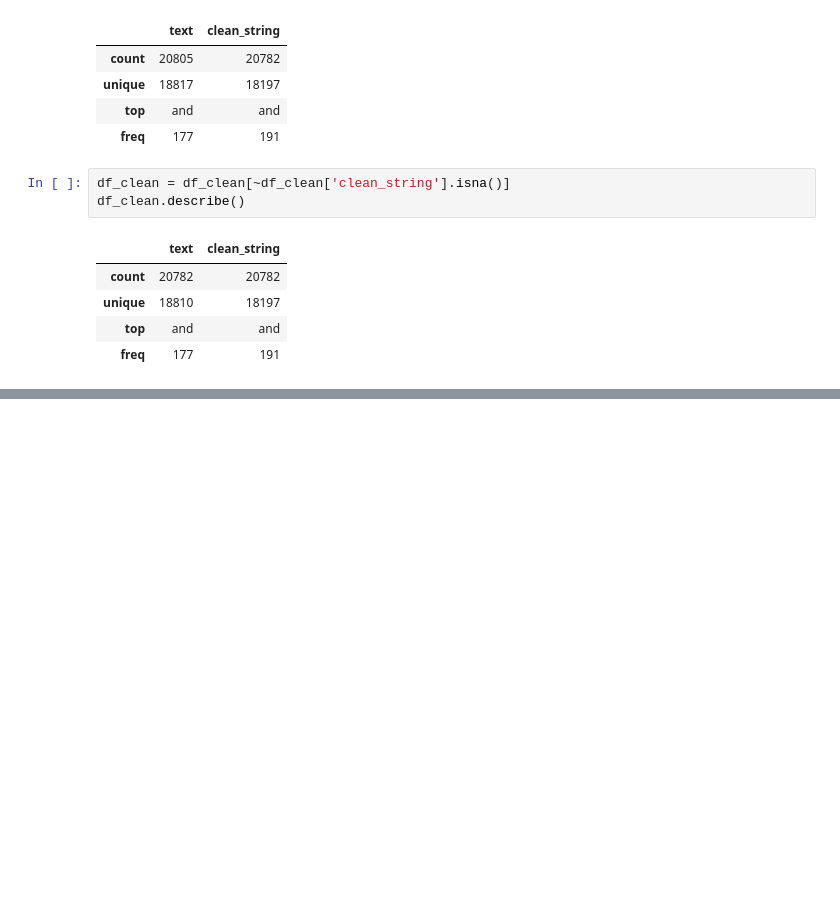
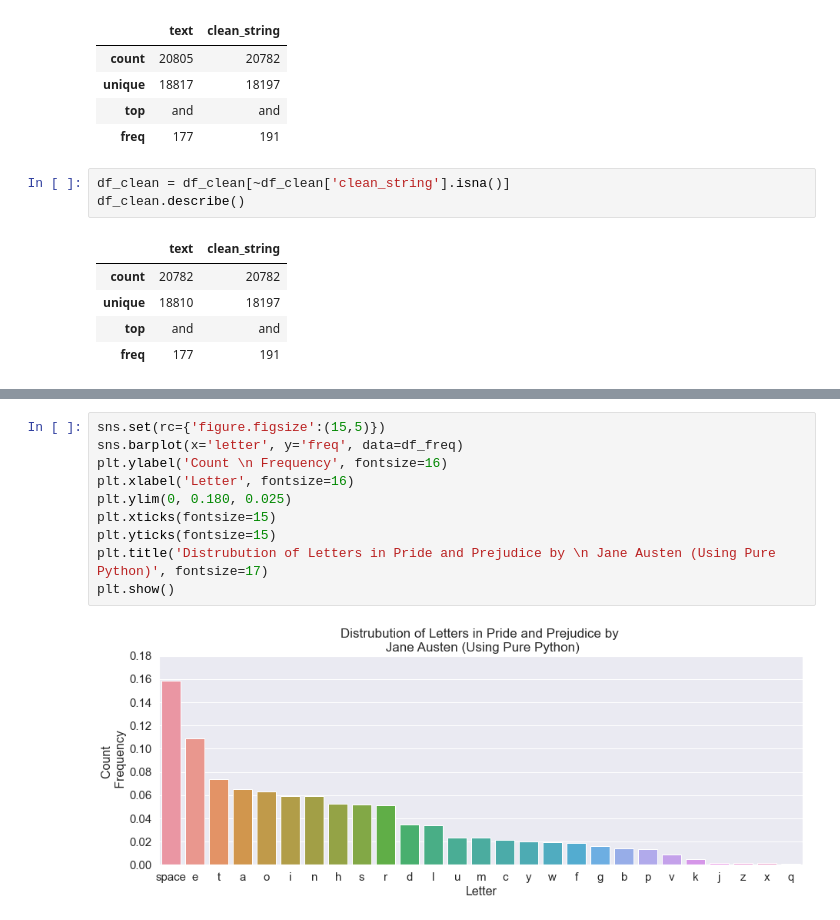
Before and after one commit to grantaguinaldo/ssie, a Jupyter notebook: ssie500/hw2/hw2.ipynb, the cells around one changed output, grey strips where cells are left out. Cells and saved outputs as stored; diff of their text form; blank space fills up the shorter version.

```diff
--- a/ssie500/hw2/hw2.ipynb
+++ b/ssie500/hw2/hw2.ipynb
@@ -103,0 +193,12 @@ plt.show()
+# %%
+sns.set(rc={'figure.figsize':(15,5)})
+sns.barplot(x='letter', y='freq', data=df_freq)
+plt.ylabel('Count \n Frequency', fontsize=16)
+plt.xlabel('Letter', fontsize=16)
+plt.ylim(0, 0.180, 0.025)
+plt.xticks(fontsize=15)
+plt.yticks(fontsize=15)
+plt.title('Distrubution of Letters in Pride and Prejudice by \n Jane Austen (Using Pure Python)', fontsize=17)
+plt.show()
+# %% [output]
+[figure, added]
```
Also changed, not shown: parts of 7 cells of this notebook, 1 other file.
